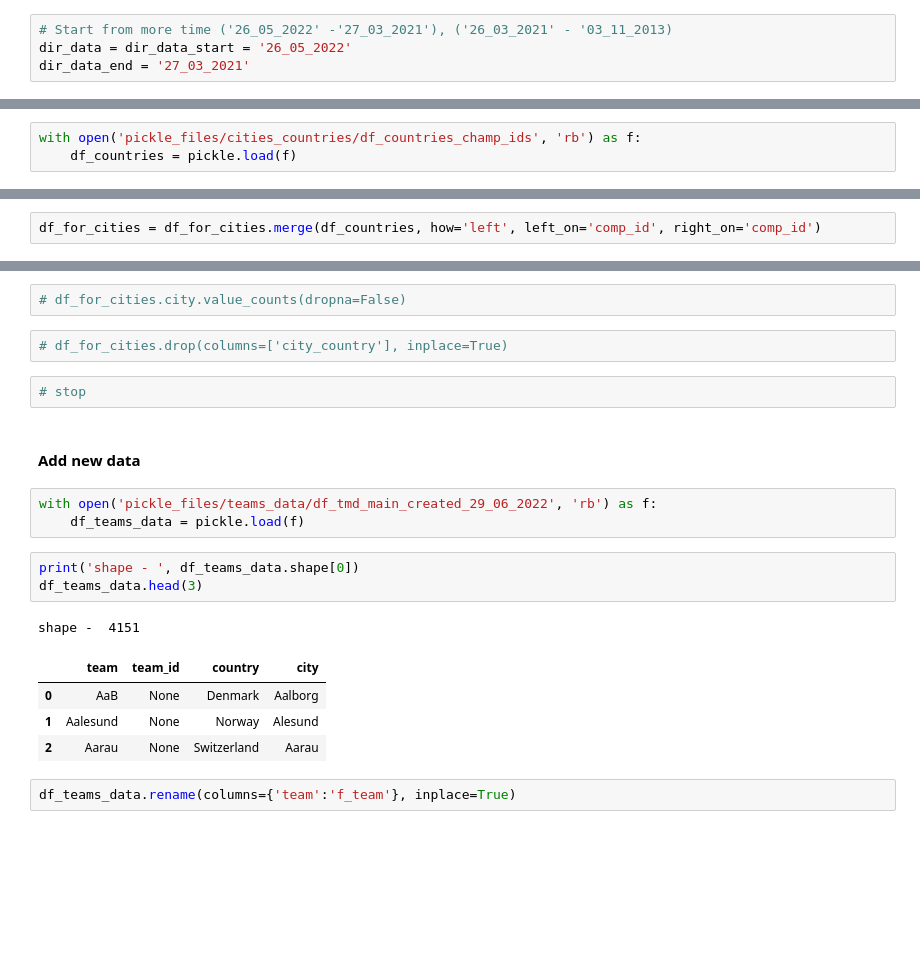
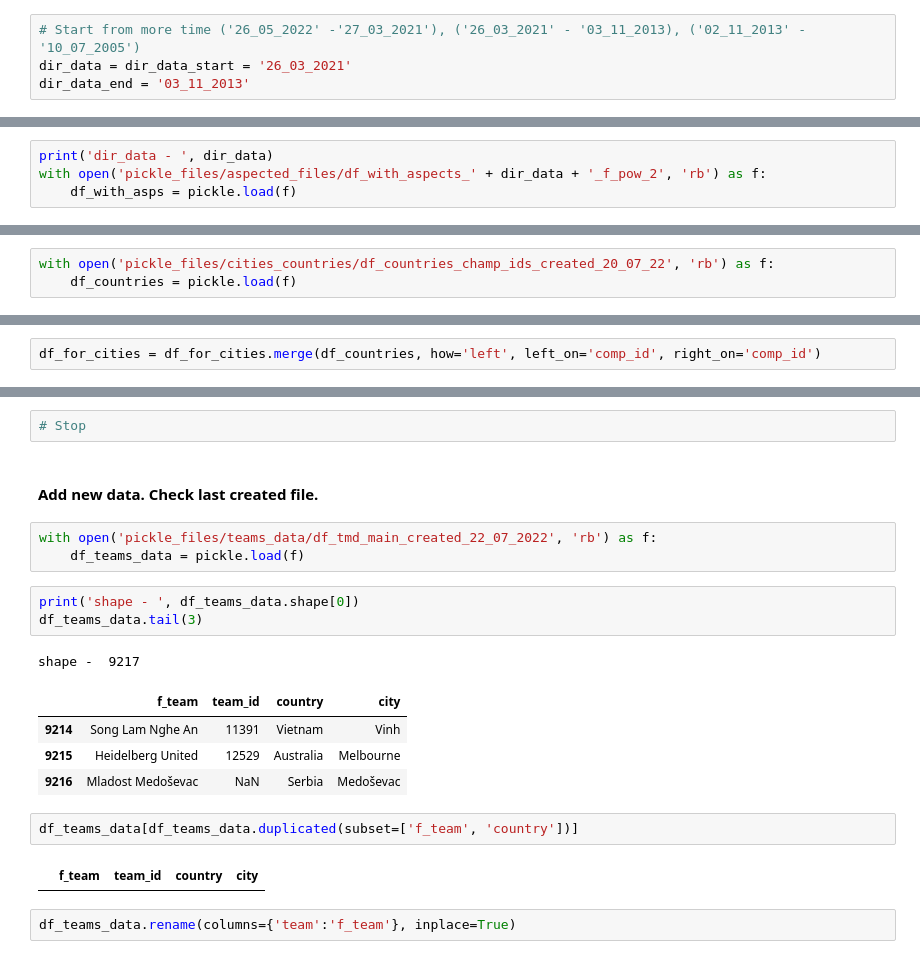
Before and after one commit to CryptoBrahman/football_competitions_research, a Jupyter notebook: concatinate_data_fav_pre.ipynb, the cells around one changed output, grey strips where cells are left out. Saved outputs shown, nothing was run; the diff lists cells and outputs as text; blank space fills up the shorter version.

```diff
--- a/concatinate_data_fav_pre.ipynb
+++ b/concatinate_data_fav_pre.ipynb
@@ -17,9 +17,9 @@ pd.set_option('display.max_colwidth', 500)
 # %% [markdown]
 #### Choose the date for dirs and files
 # %%
-# Start from more time ('26_05_2022' -'27_03_2021'), ('26_03_2021' - '03_11_2013)
-dir_data = dir_data_start = '26_05_2022'
-dir_data_end = '27_03_2021'
+# Start from more time ('26_05_2022' -'27_03_2021'), ('26_03_2021' - '03_11_2013), ('02_11_2013' - '10_07_2005')
+dir_data = dir_data_start = '26_03_2021'
+dir_data_end = '03_11_2013'
 # %%
 with open('pickle_files/new_events/'+ dir_data +'/df_'+ dir_data_start +'_to_'+ dir_data_end  +'_games', 'rb') as f:
     df_games = pickle.load(f)
@@ -326,0 +237,4 @@ df_for_cities.shape
+# %%
+print('dir_data - ', dir_data)
+with open('pickle_files/aspected_files/df_with_aspects_' + dir_data + '_f_pow_2', 'rb') as f:
+    df_with_asps = pickle.load(f)
@@ -329,5 +259,5 @@ df_for_cities.shape
 # %%
-with open('pickle_files/cities_countries/df_countries_champ_ids', 'rb') as f:
+with open('pickle_files/cities_countries/df_countries_champ_ids_created_20_07_22', 'rb') as f:
     df_countries = pickle.load(f)
 # %%
 df_countries.drop_duplicates(subset=['comp_id', 'country'], inplace=True)
@@ -366,23 +328,23 @@ Name: country, dtype: int64
-# %%
-# df_for_cities.city.value_counts(dropna=False)
-# %%
-# df_for_cities.drop(columns=['city_country'], inplace=True)
 # %%
-# stop
+# Stop
 # %% [markdown]
-#### Add new data
+#### Add new data. Check last created file.
 # %%
-with open('pickle_files/teams_data/df_tmd_main_created_29_06_2022', 'rb') as f:
+with open('pickle_files/teams_data/df_tmd_main_created_22_07_2022', 'rb') as f:
     df_teams_data = pickle.load(f)
 # %%
 print('shape - ', df_teams_data.shape[0])
-df_teams_data.head(3)
+df_teams_data.tail(3)
 # %% [output]
-shape -  4151
+shape -  9217
-|  | team | team_id | country | city |
-| 0 | AaB | None | Denmark | Aalborg |
-| 1 | Aalesund | None | Norway | Alesund |
-| 2 | Aarau | None | Switzerland | Aarau |
+|  | f_team | team_id | country | city |
+| 9214 | Song Lam Nghe An | 11391 | Vietnam | Vinh |
+| 9215 | Heidelberg United | 12529 | Australia | Melbourne |
+| 9216 | Mladost Medoševac | NaN | Serbia | Medoševac |
+# %%
+df_teams_data[df_teams_data.duplicated(subset=['f_team', 'country'])]
+# %% [output]
+|  | f_team | team_id | country | city |
 # %%
 df_teams_data.rename(columns={'team':'f_team'}, inplace=True)
 # %%
```
Also changed, not shown: parts of 110 cells of this notebook, 53 other files.
